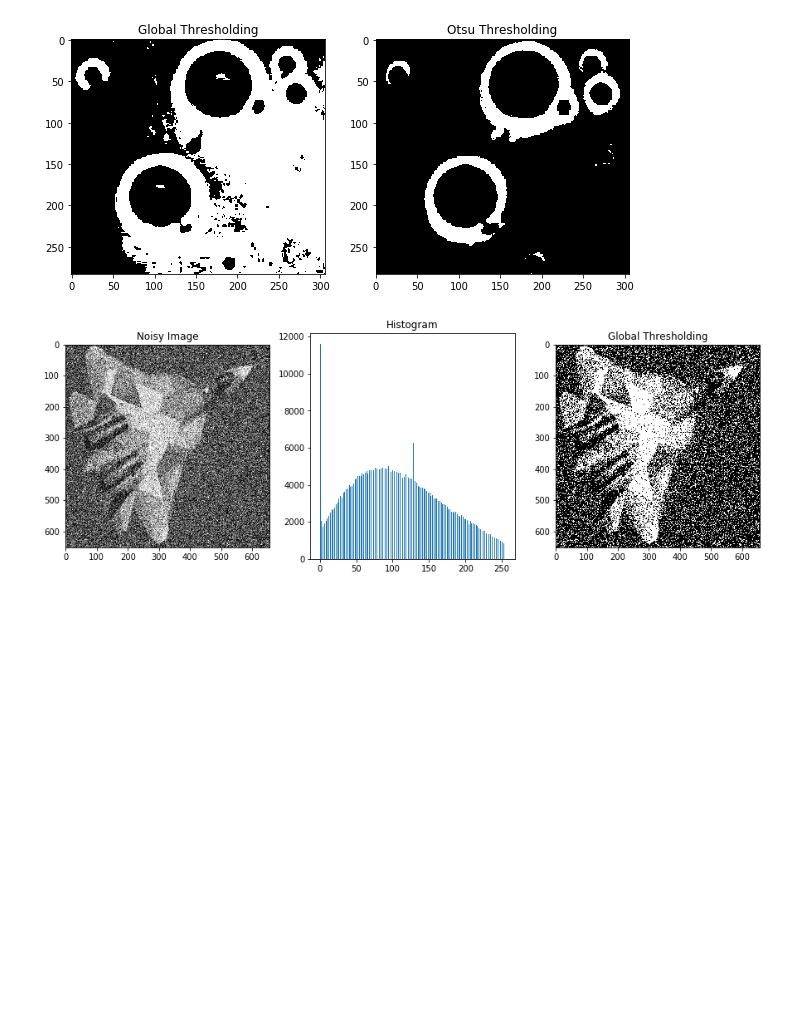
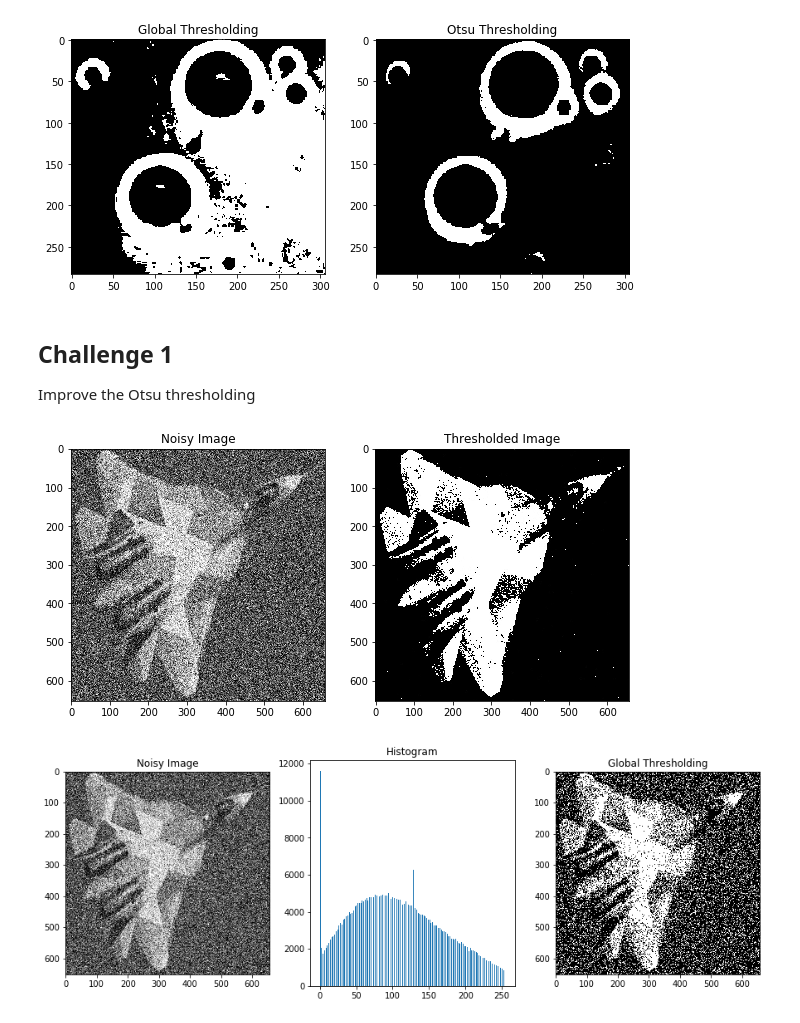
Before and after one commit to allanhung/2019-UIS-MACV, a Jupyter notebook: notebooks/Lecture05_Segmentation_Thresholding_otsu.ipynb, the cells around one changed output. Drawn from its saved outputs; the diff is of its cells as text; code cells hidden in the pictures; blank space fills up the shorter version.

```diff
--- a/notebooks/Lecture05_Segmentation_Thresholding_otsu.ipynb
+++ b/notebooks/Lecture05_Segmentation_Thresholding_otsu.ipynb
@@ -206,4 +206,17 @@ plt.show();
 <Figure size 720x720 with 0 Axes>
 [figure]
 [figure]
+# %% [markdown]
+## Challenge 1
+
+Improve the Otsu thresholding
+# %%
+img = cv2.imread('../imgs/fly.png',0)
+th3 = cv2.imread('../imgs/flyth3.jpg',0);
+
+plt.figure(figsize=(10,15))
+plt.subplot(121),plt.imshow(img,'gray'),plt.title('Noisy Image')
+plt.subplot(122),plt.imshow(th3, cmap='gray'),plt.title('Thresholded Image');
+# %% [output]
+[figure, added]
 # %%
```
Also changed, not shown: parts of 3 cells of this notebook.
